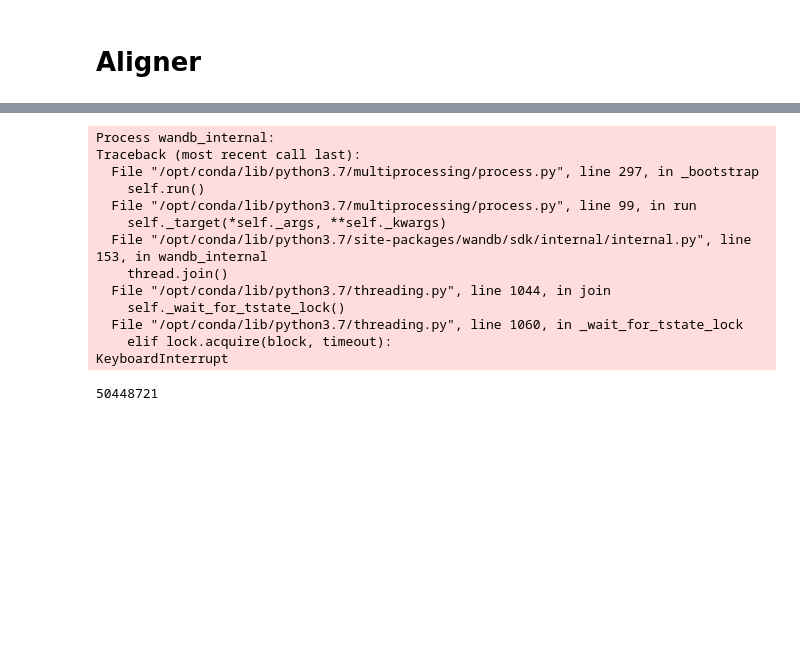
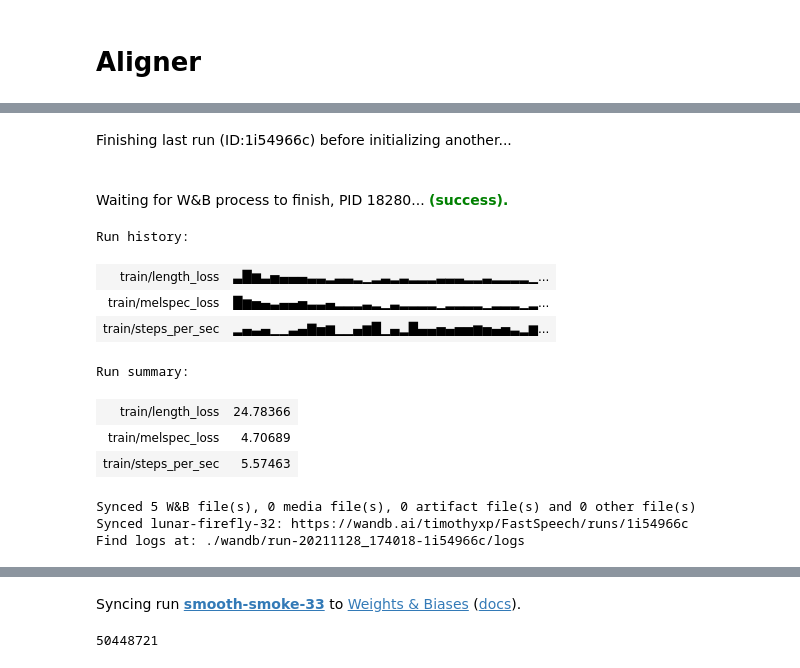
Before and after one commit to timothyxp/FastSpeech, a Jupyter notebook: train.ipynb, the cells around one changed output, grey strips where cells are left out. Saved outputs shown, nothing was run; the diff lists cells and outputs as text; code cells hidden in the pictures; blank space fills up the shorter version.

```diff
--- a/train.ipynb
+++ b/train.ipynb
@@ -89,5 +83,11 @@ train_config = {
     'use_wandb': True,
     'grad_accum_steps': 1,
     'len_epoch': 100_000,
-    'device': device
+    'device': device,
+    'overfit_batch': False,
+    'wandb_project': 'FastSpeech',
+    'n_epochs': 50
 }
+# %%
+writer = WanDBWriter(train_config)
+# %% [output]
@@ -93,0 +95,13 @@ train_config = {
+Finishing last run (ID:1i54966c) before initializing another...
+Waiting for W&B process to finish, PID 18280... (success).
+Run history:
+| train/length_loss | ▃█▆▃▅▄▄▄▃▃▂▃▃▂▁▂▃▂▃▂▂▂▃▃▃▂▂▃▂▂▂▂▁... |
+| train/melspec_loss | █▆▅▄▃▄▄▅▃▃▄▂▂▂▃▂▁▃▂▂▂▂▁▂▂▂▂▁▂▂▂▁▂... |
+| train/steps_per_sec | ▂▄▃▄▁▁▃▄▇▅▆▁▁▄▆█▁▄▂█▄▄▅▄▅▅▆▅▄▅▃▂▆... |
+Run summary:
+| train/length_loss | 24.78366 |
+| train/melspec_loss | 4.70689 |
+| train/steps_per_sec | 5.57463 |
+Synced 5 W&B file(s), 0 media file(s), 0 artifact file(s) and 0 other file(s)
+Synced lunar-firefly-32: https://wandb.ai/timothyxp/FastSpeech/runs/1i54966c
+Find logs at: ./wandb/run-20211128_174018-1i54966c/logs
@@ -94,4 +109,7 @@ train_config = {
+Syncing run smooth-smoke-33 to Weights & Biases (docs).
 # %%
+aligner = GraphemeAligner().to(device)
+
 config = FSConfig(hidden_size=384, encoder_num_heads=6, encoder_num_layers=6)
 model = FastSpeech(config)
 model = model.to(device)
@@ -99,17 +117,4 @@ model = model.to(device)
 optimizer = Adam(model.parameters(), lr=3e-4)
 scheduler = ExponentialLR(optimizer, 0.99)
 loss = FastSpeechLossWrapper()
+vocoder = Vocoder().to(device).eval()
-# %% [output]
-Process wandb_internal:
-Traceback (most recent call last):
-  File "/opt/conda/lib/python3.7/multiprocessing/process.py", line 297, in _bootstrap
-    self.run()
-  File "/opt/conda/lib/python3.7/multiprocessing/process.py", line 99, in run
-    self._target(*self._args, **self._kwargs)
-  File "/opt/conda/lib/python3.7/site-packages/wandb/sdk/internal/internal.py", line 153, in wandb_internal
-    thread.join()
-  File "/opt/conda/lib/python3.7/threading.py", line 1044, in join
-    self._wait_for_tstate_lock()
-  File "/opt/conda/lib/python3.7/threading.py", line 1060, in _wait_for_tstate_lock
-    elif lock.acquire(block, timeout):
-KeyboardInterrupt
```
Also changed, not shown: parts of 21 cells of this notebook, 6 other files.
